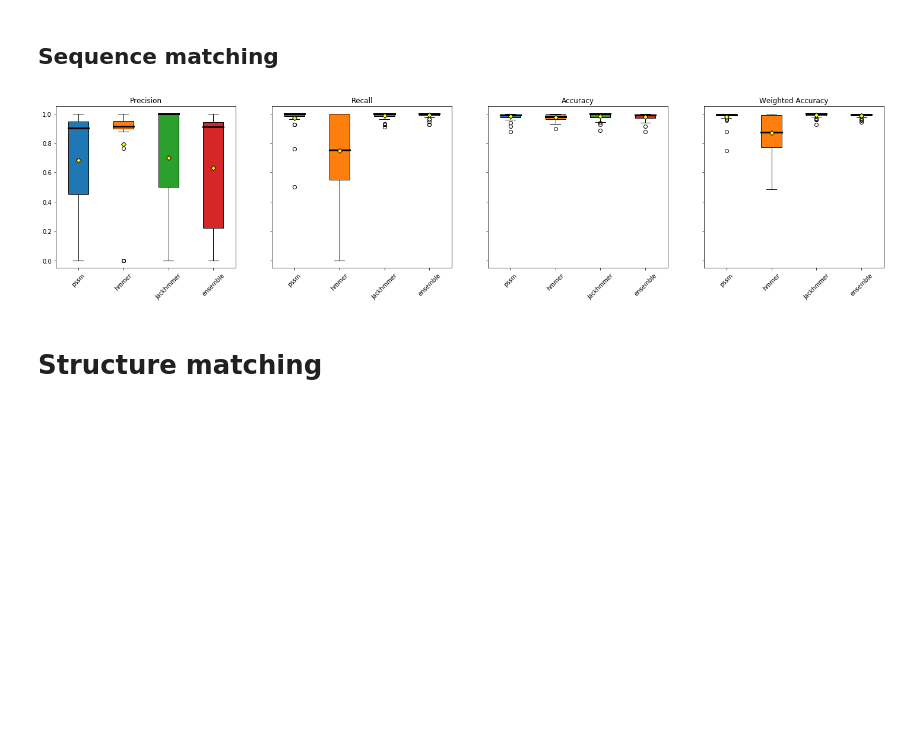
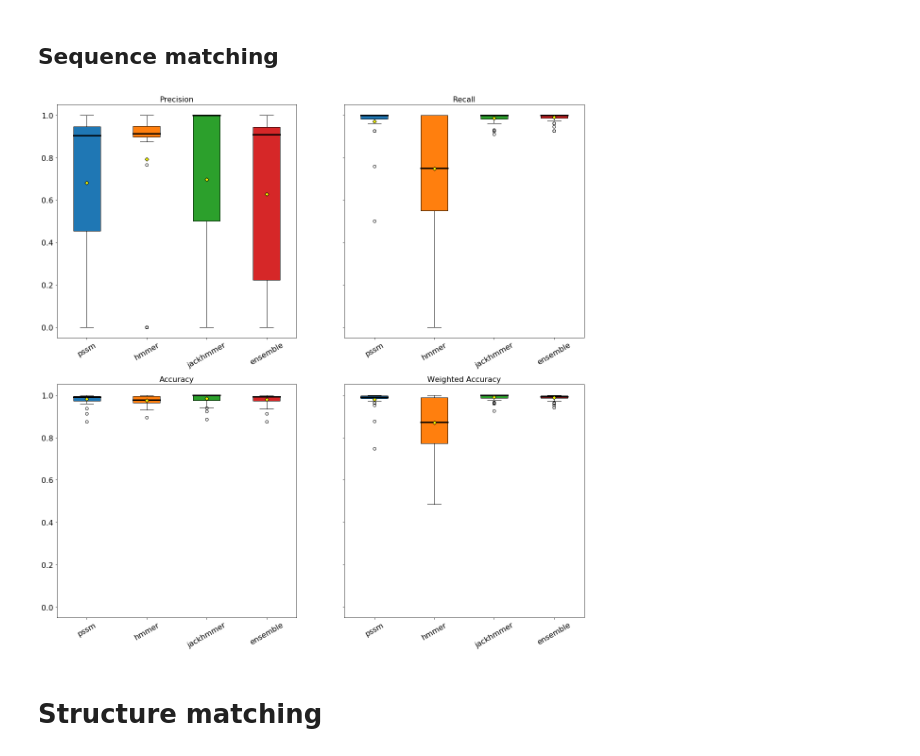
Before and after one commit to damiclem/proteincake, a Jupyter notebook: models.ipynb, the cells around one changed output. Drawn from its saved outputs; the diff is of its cells as text; code cells hidden in the pictures; blank space fills up the shorter version.

```diff
--- a/models.ipynb
+++ b/models.ipynb
@@ -414,12 +414,14 @@ for model, attr in models.items():
 # Show statistics comparison
 
 # Initialize plot: one for each statistic
-fig, axs = plt.subplots(1, 4, figsize=(20, 5), sharey=True)
+fig, axs = plt.subplots(2, 2, figsize=(20, 20), sharey=True)
+# Flatten axis
+axs = axs.flat
 # Define titles for each statistic
-_ = axs[0].set_title('Precision')
-_ = axs[1].set_title('Recall')
-_ = axs[2].set_title('Accuracy')
-_ = axs[3].set_title('Weighted accuracy')
+_ = axs[0].set_title('Precision', fontsize=16)
+_ = axs[1].set_title('Recall', fontsize=16)
+_ = axs[2].set_title('Accuracy', fontsize=16)
+_ = axs[3].set_title('Weighted accuracy', fontsize=16)
 
 # Create a barplot for each statistic
 # Fill values for each model
@@ -433,10 +435,13 @@ for i, model in enumerate(models.keys()):
 for i in range(4):
     # Set labels
     _ = axs[i].set_xticks(range(len(models.keys())))
-    _ = axs[i].set_xticklabels(list(models.keys()), rotation=45)
+    _ = axs[i].set_xticklabels(list(models.keys()), rotation=30)
     # Set limits
     _ = axs[i].set_ylim(0.0, 1.0)
+    # Set axes style
+    _ = axs[i].tick_params(labelsize=16)
 
 # Show plot
-plt.show()
+_ = plt.savefig('images/classification.png')
+_ = plt.show()
 # %% [output]
@@ -503,37 +508,44 @@ cols = [('prc', 'Precision'), ('rec', 'Recall'), ('acc', 'Accuracy'), ('w_acc',
 
 # Define colors
 colors = [*mcolors.TABLEAU_COLORS.values()]
 
 # Initialize plots (one for each statistic)
-fig, axs = plt.subplots(1, len(cols), figsize=(25, 5), sharey=True)
+fig, axs = plt.subplots(2, 2, figsize=(20, 20), sharey=True)
+axs = axs.flat
 
 # Set plots attributes
 for i, col in enumerate(cols):
     # Get stat and title
     stat, title = col
     # Add title
-    _ = axs[i].set_title(title)
+    _ = axs[i].set_title(title, fontsize=16)
     # Create a box for each model
     boxplot = axs[i].boxplot([matching[stat].dropna().tolist() for model, matching in models_matching.items()],
                              medianprops={
                                  'color': 'black',
                                  'linestyle': '-',
                                  'linewidth': 3
                              },
                              meanprops={
                                  'marker': 'D',
                                  'markeredgecolor': 'black',
                                  'markerfacecolor': 'yellow'
                              },
                              meanline=False, showmeans=True, patch_artist=True)
     # Set box labels
-    _ = axs[i].set_xticklabels(models_matching.keys(), rotation=45)
+    _ = axs[i].set_xticklabels(models_matching.keys(), rotation=30)
+    _ = axs[i].tick_params(labelsize=16)
     # Set boxplot colours
     for i, box in enumerate(boxplot['boxes']):
         # Change box color
         box.set_facecolor(colors[i])
+
+# Save plot
+_ = plt.savefig('images/matching.png')
+# Show plot
+_ = plt.show()
 # %% [output]
-[figure, old version]
+[figure, new version]
 # %% [markdown]
 # Structure matching
 # %%
```
Also changed, not shown: parts of 5 cells of this notebook, 9 other files.
